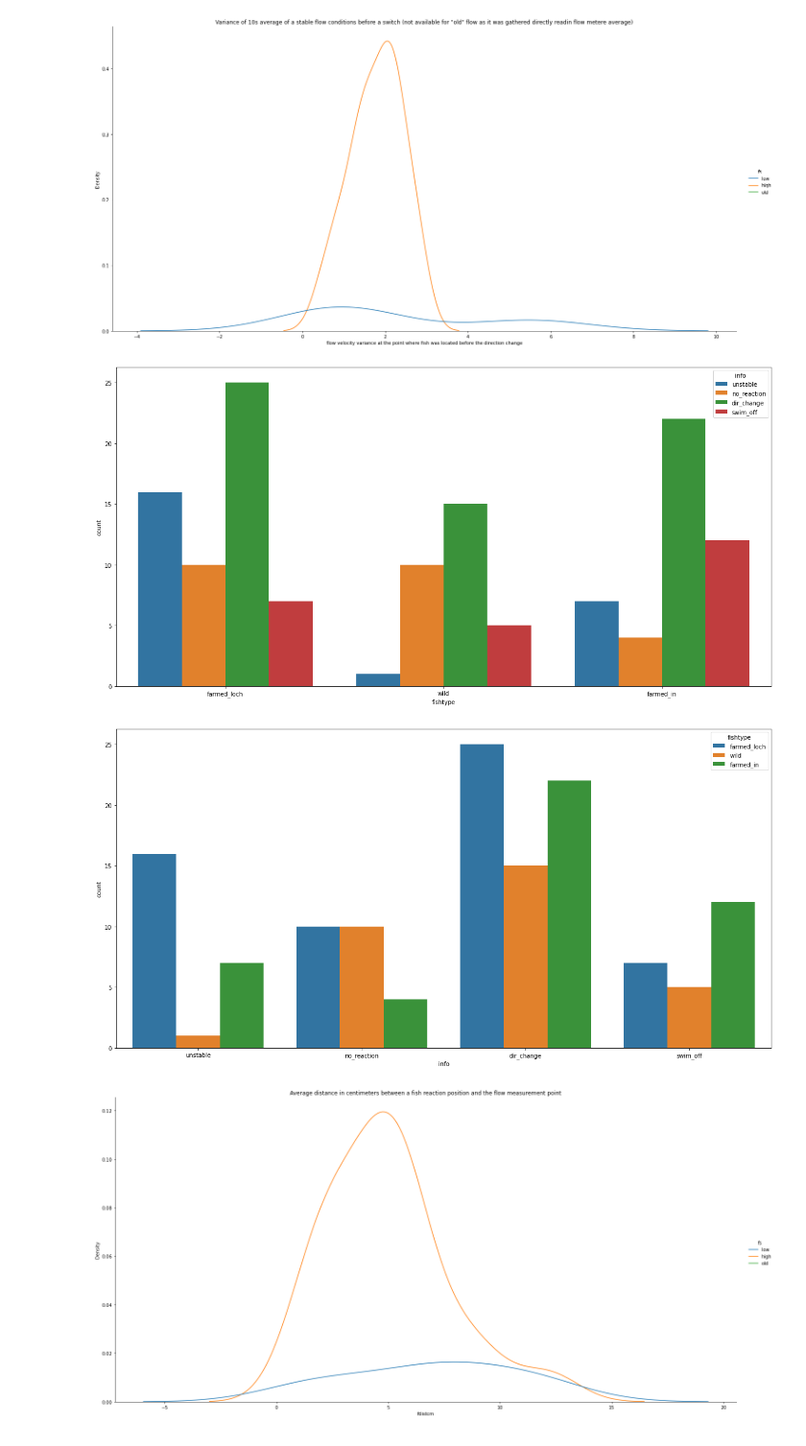
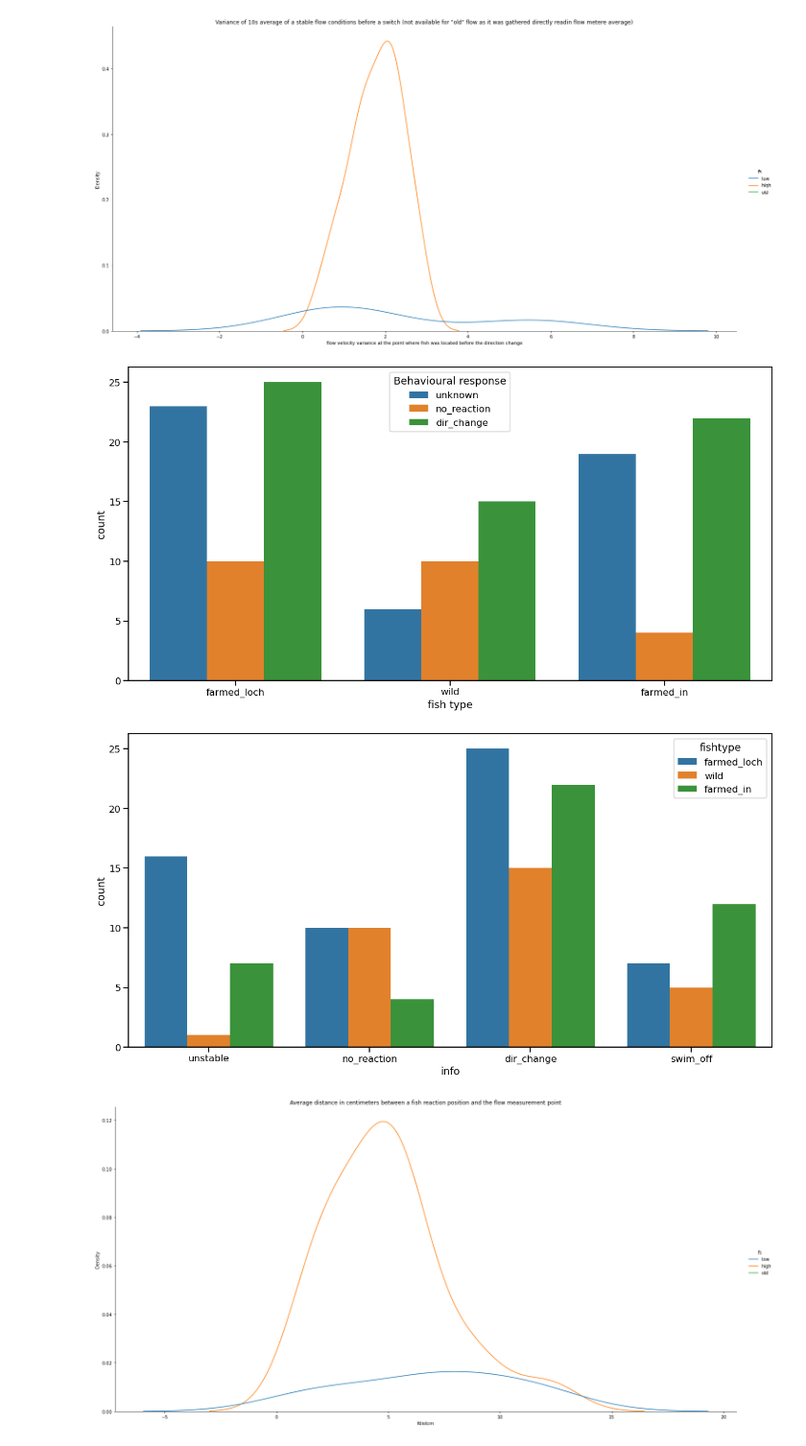
Before and after one commit to mixmixmix/imgtext, a Jupyter notebook: flow_fin.ipynb, the cells around one changed output. Shown: that part at 96% size. Cells and saved outputs as stored; diff of their text form; code cells hidden in the pictures.

```diff
--- a/flow_fin.ipynb
+++ b/flow_fin.ipynb
@@ -25,6 +25,9 @@ We have gathered data at multiple times in slightly bit different conditions.
 | wild | high | Hard to describe how lucky we were to run our experiment on wild smolts
 
 As the condition that fish needs to adjust are different depending on the direciton of flow, we distinguish two direction of flow
+# %%
+finres['Behavioural response']=finres['info'].replace({'unstable':'unknown','no_reaction':'no_reaction','swim_off':'unknown','dir_change':'dir_change'})
+finres['fish type']=finres['fishtype']
 # %%
 print(finres['fsdir'].value_counts())
 # %% [output]
@@ -143,13 +134,14 @@ plt.show()
 [figure]
 # %%
 #Reaction of different fish
-sns.countplot(data=finres, x='fishtype', hue = 'info')
+sns.set_context("talk")
+sns.countplot(data=finres, x='fish type', hue = 'Behavioural response')
 plt.show()
 sns.countplot(data=finres, x='info', hue = 'fishtype')
 plt.show()
 # %% [output]
-[figure, old version]
+[figure, new version]
-[figure, old version]
+[figure, new version]
 # %%
 #Because we had a pump switch mechanical in different room there is a change in how we gather flow data.
 # I measured flow change in time in many points (or not so many) in the flume.
```
Also changed, not shown: parts of 4 cells of this notebook, 1 other file.
